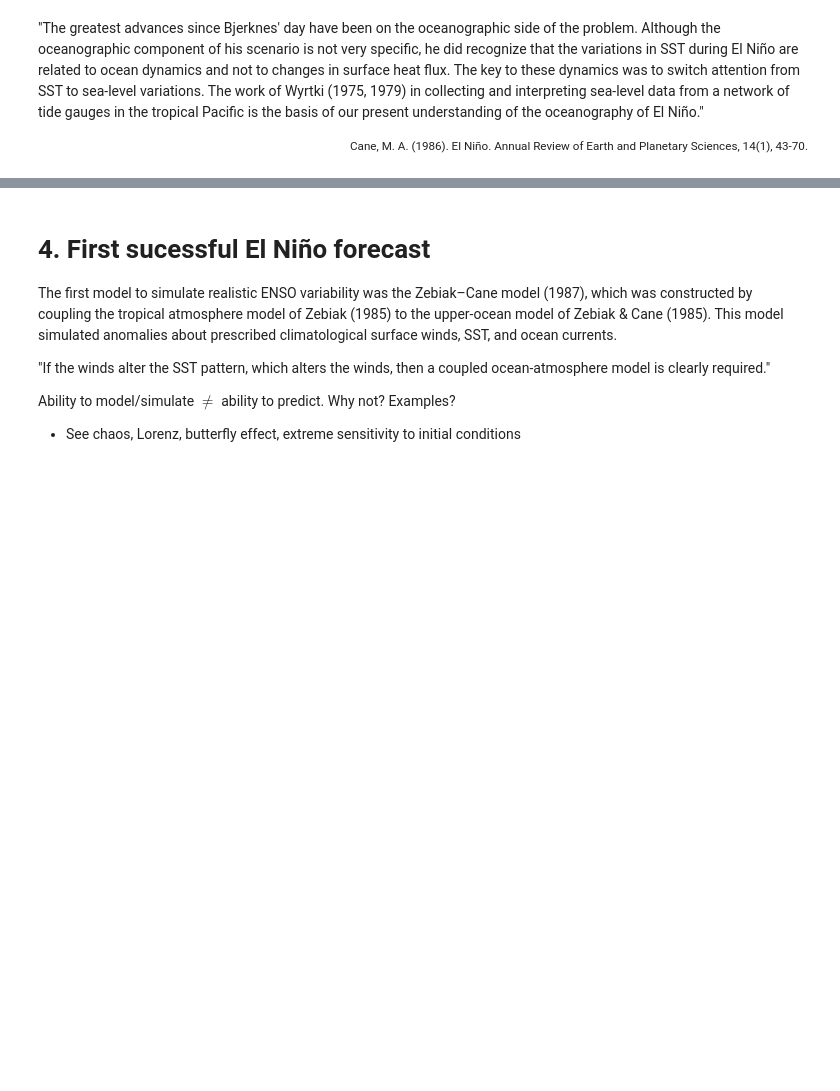
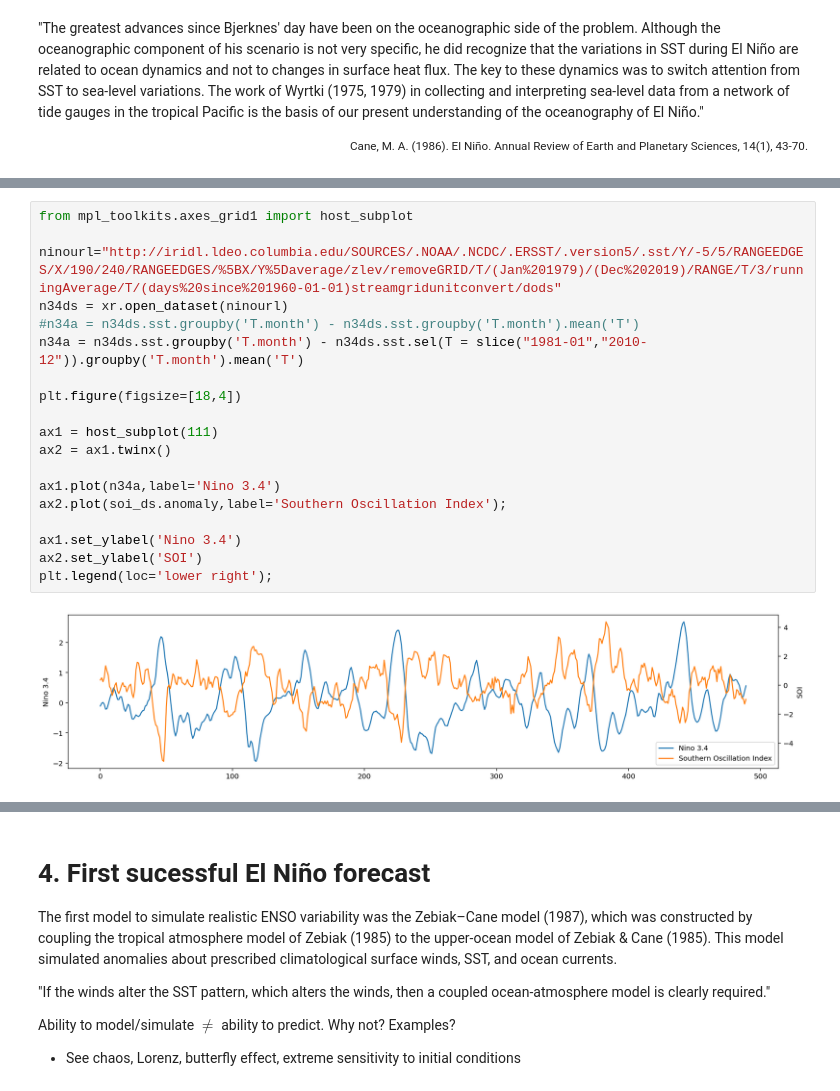
Before and after one commit to mktippett/ENSO-math, a Jupyter notebook: Lecture-01.ipynb, the cells around one changed output, grey strips where cells are left out. Cells and saved outputs as stored; diff of their text form; blank space fills up the shorter version.

Commit message:
Lecture 1 add Nino 3.4

```diff
--- a/Lecture-01.ipynb
+++ b/Lecture-01.ipynb
@@ -404,0 +417,21 @@ During La Niña conditions, in some sense, an enhancement of normal conditions w
+# %%
+from mpl_toolkits.axes_grid1 import host_subplot
+
+ninourl="http://iridl.ldeo.columbia.edu/SOURCES/.NOAA/.NCDC/.ERSST/.version5/.sst/Y/-5/5/RANGEEDGES/X/190/240/RANGEEDGES/%5BX/Y%5Daverage/zlev/removeGRID/T/(Jan%201979)/(Dec%202019)/RANGE/T/3/runningAverage/T/(days%20since%201960-01-01)streamgridunitconvert/dods"
+n34ds = xr.open_dataset(ninourl)
+#n34a = n34ds.sst.groupby('T.month') - n34ds.sst.groupby('T.month').mean('T')
+n34a = n34ds.sst.groupby('T.month') - n34ds.sst.sel(T = slice("1981-01","2010-12")).groupby('T.month').mean('T')
+
+plt.figure(figsize=[18,4])
+
+ax1 = host_subplot(111)
+ax2 = ax1.twinx()
+
+ax1.plot(n34a,label='Nino 3.4')
+ax2.plot(soi_ds.anomaly,label='Southern Oscillation Index');
+
+ax1.set_ylabel('Nino 3.4')
+ax2.set_ylabel('SOI')
+plt.legend(loc='lower right');
+# %% [output]
+[figure, added]
```
Also changed, not shown: parts of 4 cells of this notebook, 1 other file.
